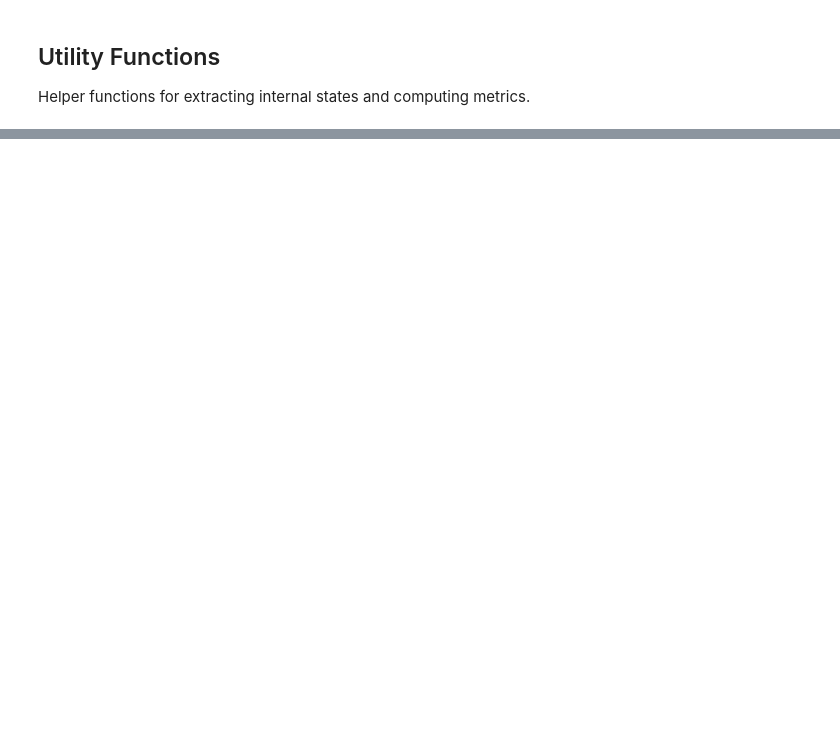
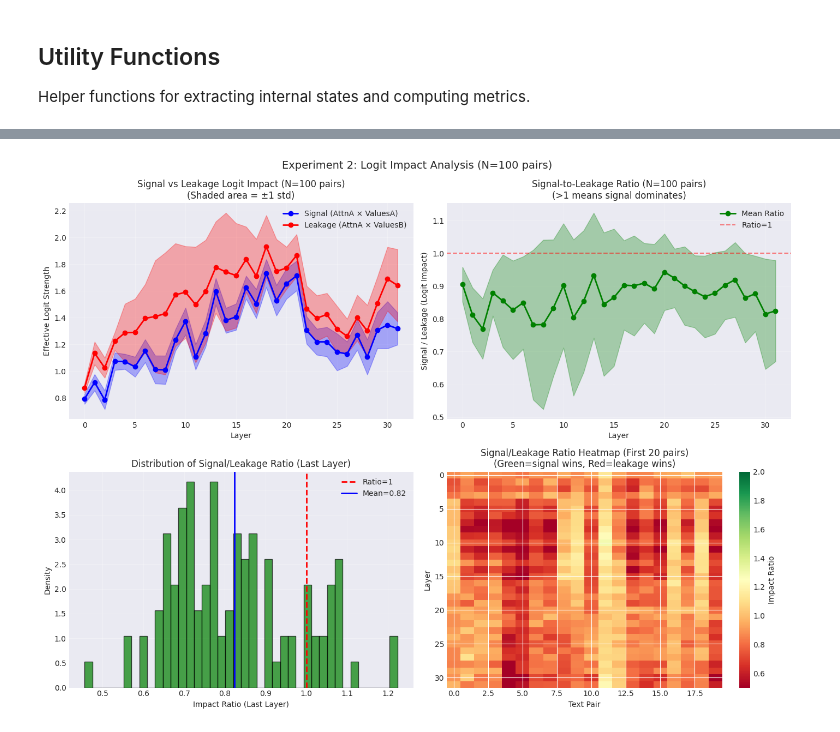
Before and after one commit to tikhonovpavel/mixture-of-embeddings, a Jupyter notebook: mechanistic_analysis.ipynb, the cells around one changed output, grey strips where cells are left out. Cells and saved outputs as stored; diff of their text form; code cells hidden in the pictures; blank space fills up the shorter version.

Commit message:
strange results in mechanistick_analysis.ipynb

```diff
--- a/mechanistic_analysis.ipynb
+++ b/mechanistic_analysis.ipynb
@@ -1283,12 +680,0 @@ def analyze_text_pair(text_a: str, text_b: str, analysis_layer: int = None):
-# %%
-# Run analysis on all text pairs
-print("Analyzing text pairs...")
-pair_results = []
-
-for text_a, text_b in tqdm(TEXT_PAIRS):
-    result = analyze_text_pair(text_a, text_b)
-    if result:
-        pair_results.append(result)
-        print(f"  Overlap: {result['overlap']:.4f}, Rank A: {result['rank_a']}, Rank B: {result['rank_b']}")
-
-print(f"\nAnalyzed {len(pair_results)} text pairs")
@@ -1642,0 +1083,72 @@ print(f"Mean Additivity Score (V): {np.mean(additivity_scores['V']):.4f}")
+# %%
+fig, axes = plt.subplots(2, 2, figsize=(14, 10))
+
+# Plot 1: Effective Logit Strength (mean ± std)
+ax = axes[0, 0]
+layers = range(num_layers)
+ax.plot(layers, signal_mean, 'b-o', label='Signal (AttnA × ValuesA)', linewidth=2)
+ax.fill_between(layers, signal_mean - signal_std, signal_mean + signal_std, alpha=0.3, color='blue')
+ax.plot(layers, leakage_mean, 'r-o', label='Leakage (AttnA × ValuesB)', linewidth=2)
+ax.fill_between(layers, leakage_mean - leakage_std, leakage_mean + leakage_std, alpha=0.3, color='red')
+ax.set_xlabel('Layer')
+ax.set_ylabel('Effective Logit Strength')
+ax.set_title(f'Signal vs Leakage Logit Impact (N={len(text_pairs)} pairs)\n(Shaded area = ±1 std)')
+ax.legend()
+ax.grid(True, alpha=0.3)
+
+# Plot 2: Signal-to-Leakage Ratio
+ax = axes[0, 1]
+ax.plot(layers, impact_ratios_mean, 'g-o', linewidth=2, label='Mean Ratio')
+ax.fill_between(layers, impact_ratios_mean - impact_ratios_std,
+                impact_ratios_mean + impact_ratios_std, alpha=0.3, color='green')
+ax.axhline(y=1.0, color='r', linestyle='--', alpha=0.5, label='Ratio=1')
+ax.set_xlabel('Layer')
+ax.set_ylabel('Signal / Leakage (Logit Impact)')
+ax.set_title(f'Signal-to-Leakage Ratio (N={len(text_pairs)} pairs)\n(>1 means signal dominates)')
+ax.legend()
+ax.grid(True, alpha=0.3)
+
+# Plot 3: Distribution of ratios across all pairs (last layer)
+ax = axes[1, 0]
+last_layer_ratios = [r['impact_ratios'][-1] for r in all_results]
+ax.hist(last_layer_ratios, bins=40, density=True, alpha=0.7, color='green', edgecolor='black')
+ax.axvline(x=1.0, color='red', linestyle='--', linewidth=2, label='Ratio=1')
+ax.axvline(x=np.mean(last_layer_ratios), color='blue', linestyle='-', linewidth=2, label=f'Mean={np.mean(last_layer_ratios):.2f}')
+ax.set_xlabel('Impact Ratio (Last Layer)')
+ax.set_ylabel('Density')
+ax.set_title('Distribution of Signal/Leakage Ratio (Last Layer)')
+ax.legend()
+ax.grid(True, alpha=0.3)
+
+# Plot 4: Per-pair variation (heatmap of ratios)
+ax = axes[1, 1]
+# Show subset of pairs for readability
+n_show = min(20, len(all_results))
+ratio_matrix = np.array([r['impact_ratios'] for r in all_results[:n_show]])
+im = ax.imshow(ratio_matrix.T, aspect='auto', cmap='RdYlGn', vmin=0.5, vmax=2.0)
+ax.set_xlabel('Text Pair')
+ax.set_ylabel('Layer')
+ax.set_title(f'Signal/Leakage Ratio Heatmap (First {n_show} pairs)\n(Green=signal wins, Red=leakage wins)')
+plt.colorbar(im, ax=ax, label='Impact Ratio')
+
+plt.tight_layout()
+plt.suptitle(f'Experiment 2: Logit Impact Analysis (N={len(text_pairs)} pairs)', y=1.02, fontsize=14)
+plt.savefig('exp2_value_leakage_aggregated.png', dpi=150, bbox_inches='tight')
+plt.show()
+
+# Summary
+print("\n" + "="*60)
+print("Logit Impact Summary (Aggregated)")
+print("="*60)
+print(f"Number of pairs: {len(text_pairs)}")
+print(f"\nMean Signal/Leakage ratio across all layers: {impact_ratios_mean.mean():.3f} ± {impact_ratios_std.mean():.3f}")
+print(f"Mean ratio at last layer: {impact_ratios_mean[-1]:.3f} ± {impact_ratios_std[-1]:.3f}")
+print(f"Signal effective strength (last layer): {signal_mean[-1]:.3f} ± {signal_std[-1]:.3f}")
+print(f"Leakage effective strength (last layer): {leakage_mean[-1]:.3f} ± {leakage_std[-1]:.3f}")
+print(f"\nInterpretation:")
+if impact_ratios_mean.mean() > 1:
+    print(f"  ✓ Signal dominates leakage on average (ratio > 1)")
+else:
+    print(f"  ✗ Leakage competitive with signal (ratio ≤ 1)")
+# %% [output]
+[figure, added]
```
Also changed, not shown: parts of 59 cells of this notebook, 12 other files.
